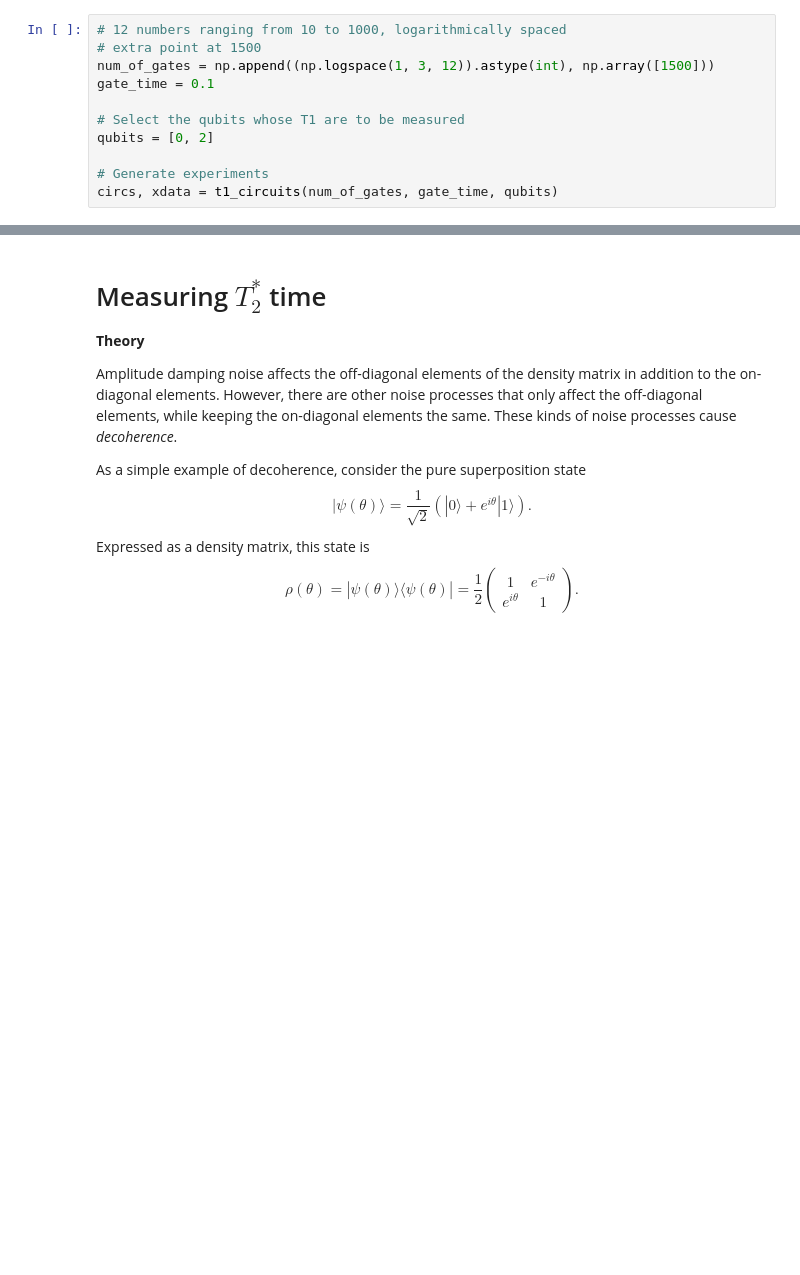
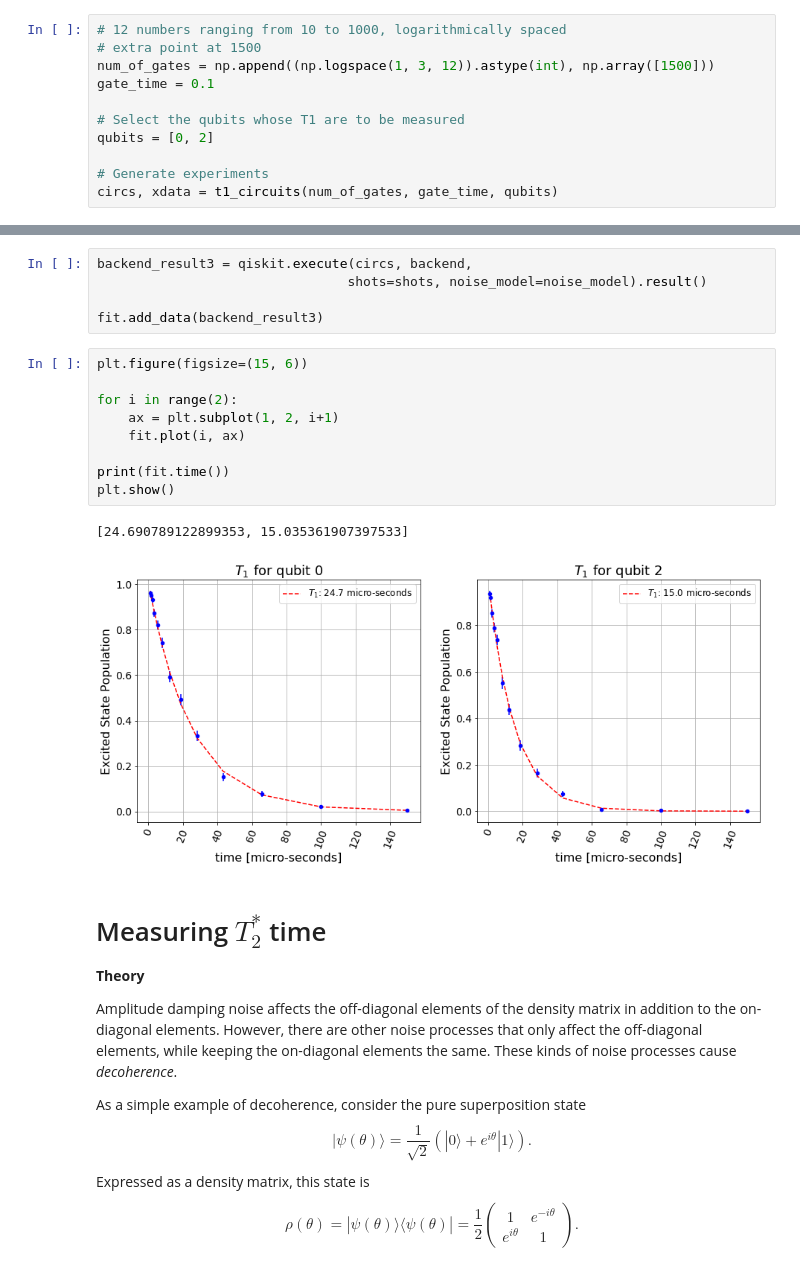
Before and after one commit to qiskit-community/qiskit-ignis, a Jupyter notebook: examples/relaxation_and_decoherence.ipynb, the cells around one changed output, grey strips where cells are left out. Drawn from its saved outputs; the diff is of its cells as text; blank space fills up the shorter version.

```diff
--- a/examples/relaxation_and_decoherence.ipynb
+++ b/examples/relaxation_and_decoherence.ipynb
@@ -121,3 +129,20 @@ plt.show()
+# %%
+backend_result3 = qiskit.execute(circs, backend,
+                                shots=shots, noise_model=noise_model).result()
+
+fit.add_data(backend_result3)
+# %%
+plt.figure(figsize=(15, 6))
+
+for i in range(2):
+    ax = plt.subplot(1, 2, i+1)
+    fit.plot(i, ax)
+
+print(fit.time())
+plt.show()
+# %% [output]
+[24.690789122899353, 15.035361907397533]
+[figure, added]
 # %% [markdown]
 # Measuring $T_2^*$ time
 
```
Also changed, not shown: parts of 7 cells of this notebook, 5 other files.
